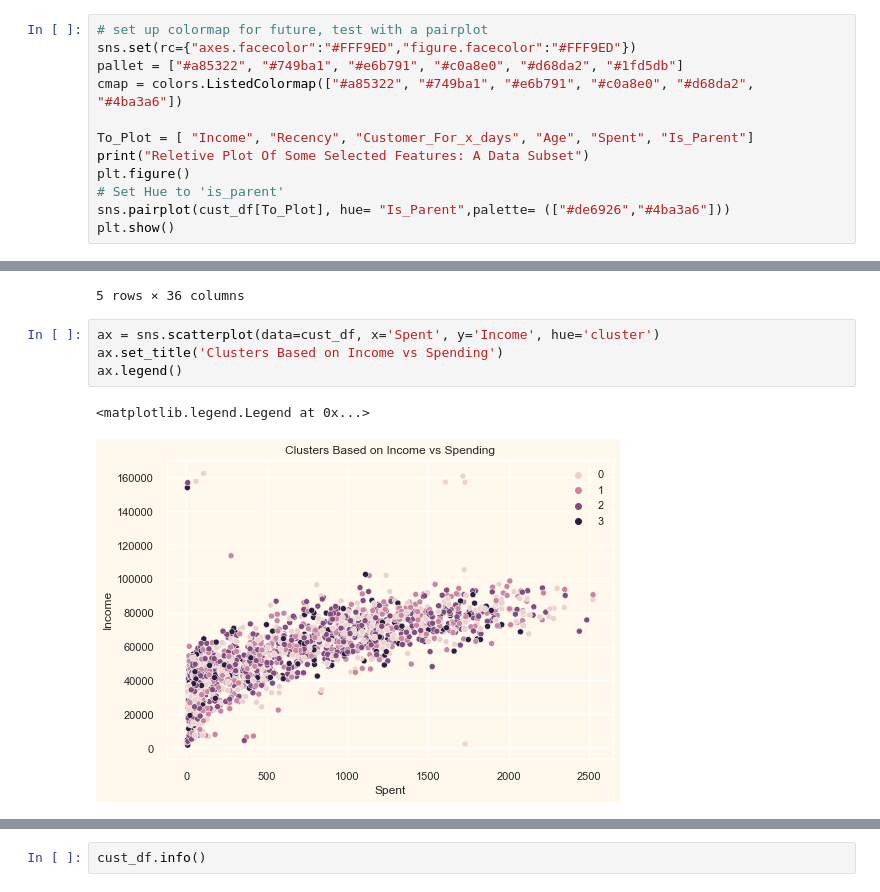
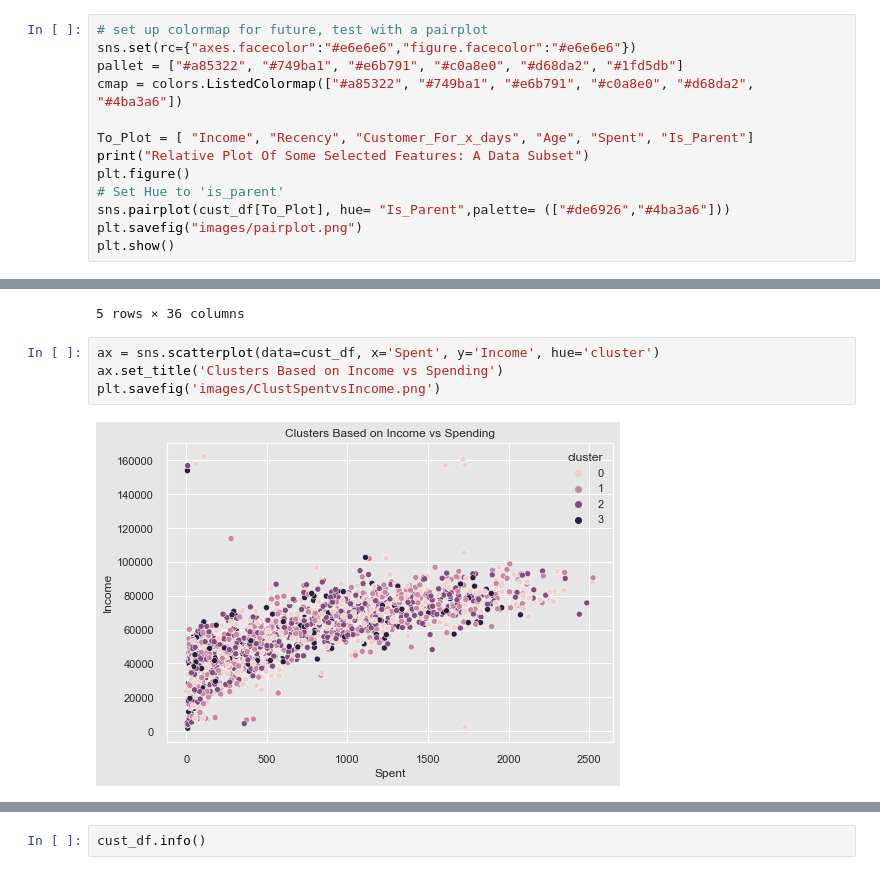
Before and after one commit to mehdirahman007/ml-masters, a Jupyter notebook: CustomerSegmentation.ipynb, the cells around one changed output, grey strips where cells are left out. Drawn from its saved outputs; the diff is of its cells as text.

Commit message:
new plot edits and images dir

```diff
--- a/CustomerSegmentation.ipynb
+++ b/CustomerSegmentation.ipynb
@@ -152,14 +152,15 @@ print("Remaining datapoints:", len(cust_df))
 Remaining datapoints: 2212
 # %%
 # set up colormap for future, test with a pairplot
-sns.set(rc={"axes.facecolor":"#FFF9ED","figure.facecolor":"#FFF9ED"})
+sns.set(rc={"axes.facecolor":"#e6e6e6","figure.facecolor":"#e6e6e6"})
 pallet = ["#a85322", "#749ba1", "#e6b791", "#c0a8e0", "#d68da2", "#1fd5db"]
 cmap = colors.ListedColormap(["#a85322", "#749ba1", "#e6b791", "#c0a8e0", "#d68da2", "#4ba3a6"])
 
 To_Plot = [ "Income", "Recency", "Customer_For_x_days", "Age", "Spent", "Is_Parent"]
-print("Reletive Plot Of Some Selected Features: A Data Subset")
+print("Relative Plot Of Some Selected Features: A Data Subset")
 plt.figure()
 # Set Hue to 'is_parent'
 sns.pairplot(cust_df[To_Plot], hue= "Is_Parent",palette= (["#de6926","#4ba3a6"]))
+plt.savefig("images/pairplot.png")
 plt.show()
 # %% [output]
@@ -348,10 +350,9 @@ cust_df.head()
 # %%
 ax = sns.scatterplot(data=cust_df, x='Spent', y='Income', hue='cluster')
 ax.set_title('Clusters Based on Income vs Spending')
-ax.legend()
+plt.savefig('images/ClustSpentvsIncome.png')
 # %% [output]
-<matplotlib.legend.Legend at 0x...>
-[figure, old version]
+[figure, new version]
 # %%
 ax = sns.scatterplot(data=cust_df, x='Customer_For_x_days', y='Spent', hue='cluster')
 ax.set_title('Clusters Based on Income vs Spending')
```
Also changed, not shown: parts of 7 cells of this notebook, 7 other files.
